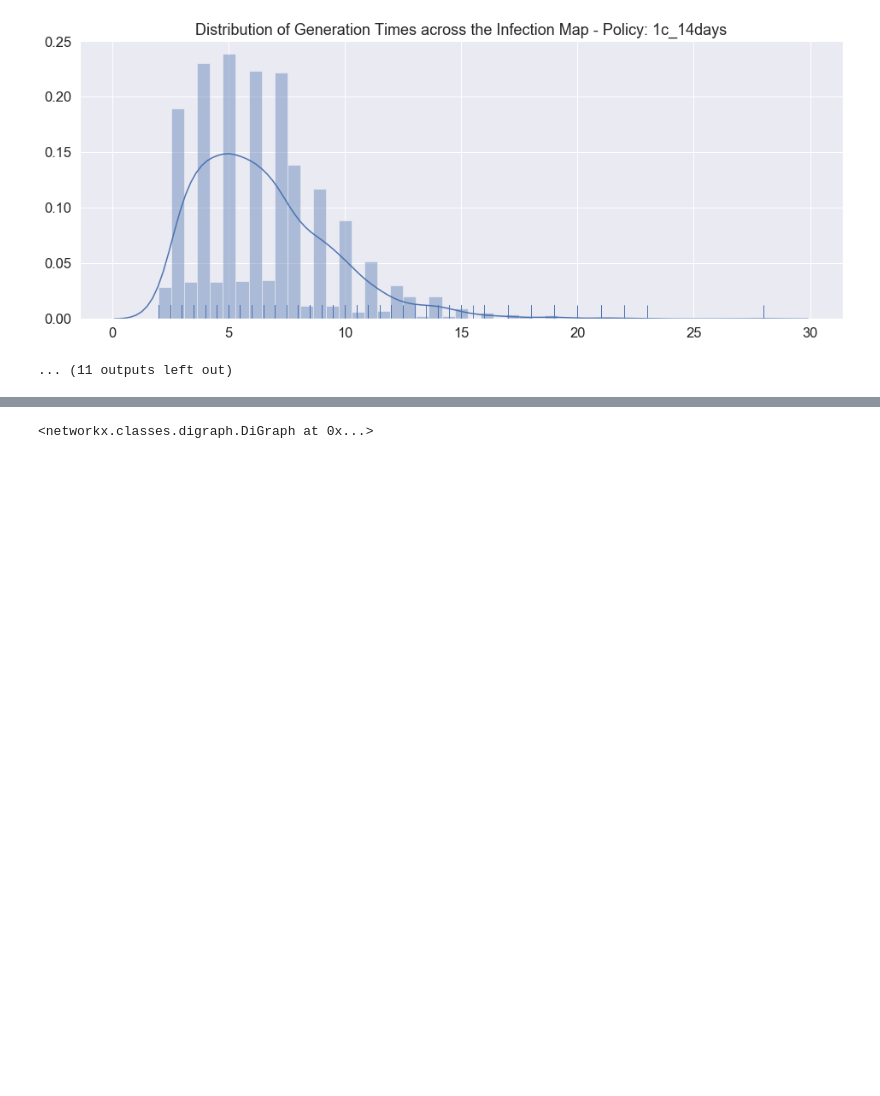
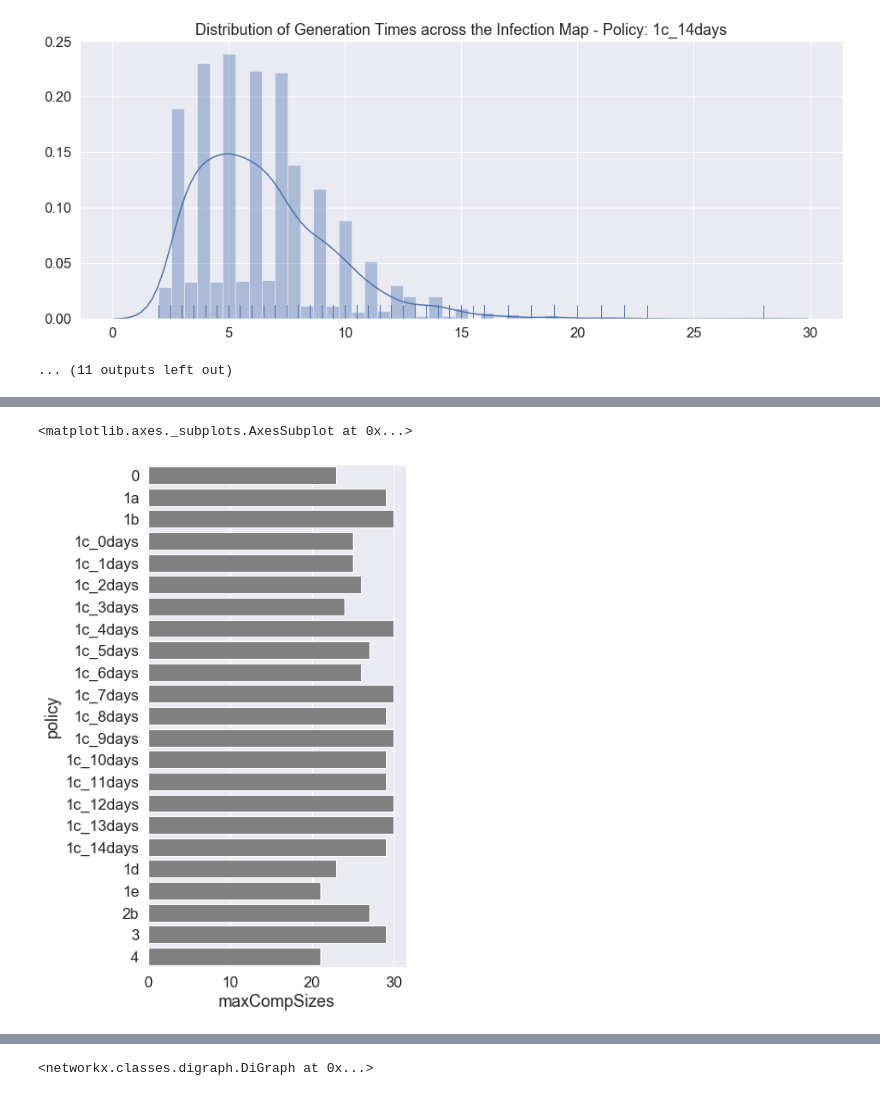
Before and after one commit to ScottishCovidResponse/scrc-vis-modelling, a Jupyter notebook: ContactTracing/GraphVisualisation/StaticInfectionMaps/PolicyComparison.ipynb, the cells around one changed output, grey strips where cells are left out. Drawn from its saved outputs; the diff is of its cells as text; code cells hidden in the pictures; blank space fills up the shorter version.

```diff
--- a/ContactTracing/GraphVisualisation/StaticInfectionMaps/PolicyComparison.ipynb
+++ b/ContactTracing/GraphVisualisation/StaticInfectionMaps/PolicyComparison.ipynb
@@ -337,0 +376,8 @@ for i, policyName in enumerate(policyFileNameExt):
+# %%
+sns.set(font="Helvetica")
+sns.set(font_scale=1.5)
+plt.figure(figsize=(5, 10))
+sns.barplot(x="maxCompSizes", y="policy", data=simulationResultStats, color = 'gray')
+# %% [output]
+<matplotlib.axes._subplots.AxesSubplot at 0x...>
+[figure, added]
```
Also changed, not shown: parts of 5 cells of this notebook, 6 other files.
